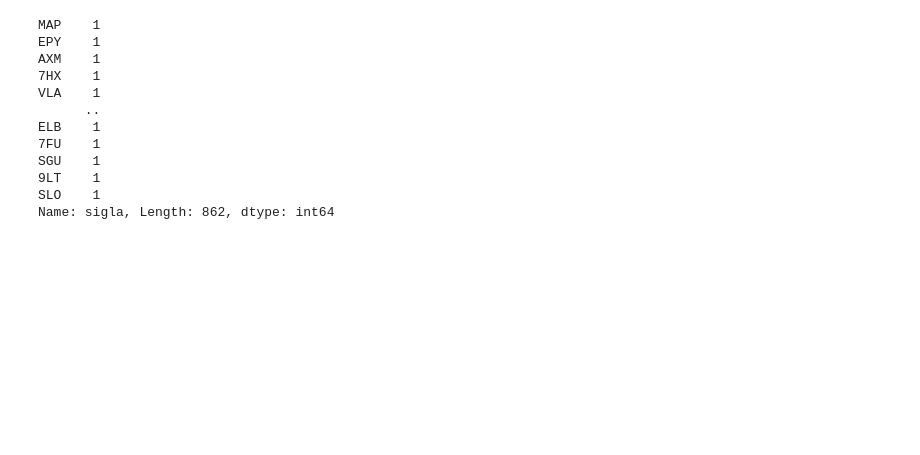
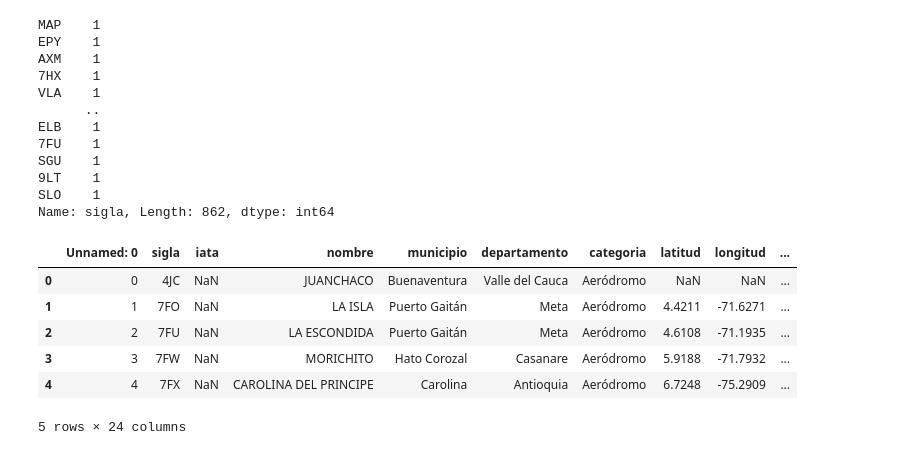
Before and after one commit to ddelcastillo/BI_Proyecto_2, a Jupyter notebook: E2/Aeropuertos.ipynb, the cells around one changed output. Saved outputs shown, nothing was run; the diff lists cells and outputs as text; code cells hidden in the pictures; blank space fills up the shorter version.

```diff
--- a/E2/Aeropuertos.ipynb
+++ b/E2/Aeropuertos.ipynb
@@ -108,3 +108,15 @@ SGU    1
 9LT    1
 SLO    1
 Name: sigla, Length: 862, dtype: int64
+# %%
+aero = pd.read_csv('./datos_modificados/aeropuertos_v1.csv')
+historico = pd.read_csv('./datos_originales/aeropuertos_historico_data.csv', sep=';')
+aero.head()
+# %% [output]
+|  | Unnamed: 0 | sigla | iata | nombre | municipio | departamento | categoria | latitud | longitud | ... |
+| 0 | 0 | 4JC | NaN | JUANCHACO | Buenaventura | Valle del Cauca | Aeródromo | NaN | NaN | ... |
+| 1 | 1 | 7FO | NaN | LA ISLA | Puerto Gaitán | Meta | Aeródromo | 4.4211 | -71.6271 | ... |
+| 2 | 2 | 7FU | NaN | LA ESCONDIDA | Puerto Gaitán | Meta | Aeródromo | 4.6108 | -71.1935 | ... |
+| 3 | 3 | 7FW | NaN | MORICHITO | Hato Corozal | Casanare | Aeródromo | 5.9188 | -71.7932 | ... |
+| 4 | 4 | 7FX | NaN | CAROLINA DEL PRINCIPE | Carolina | Antioquia | Aeródromo | 6.7248 | -75.2909 | ... |
+5 rows × 24 columns
```
Also changed, not shown: parts of 11 cells of this notebook, 4 other files.
